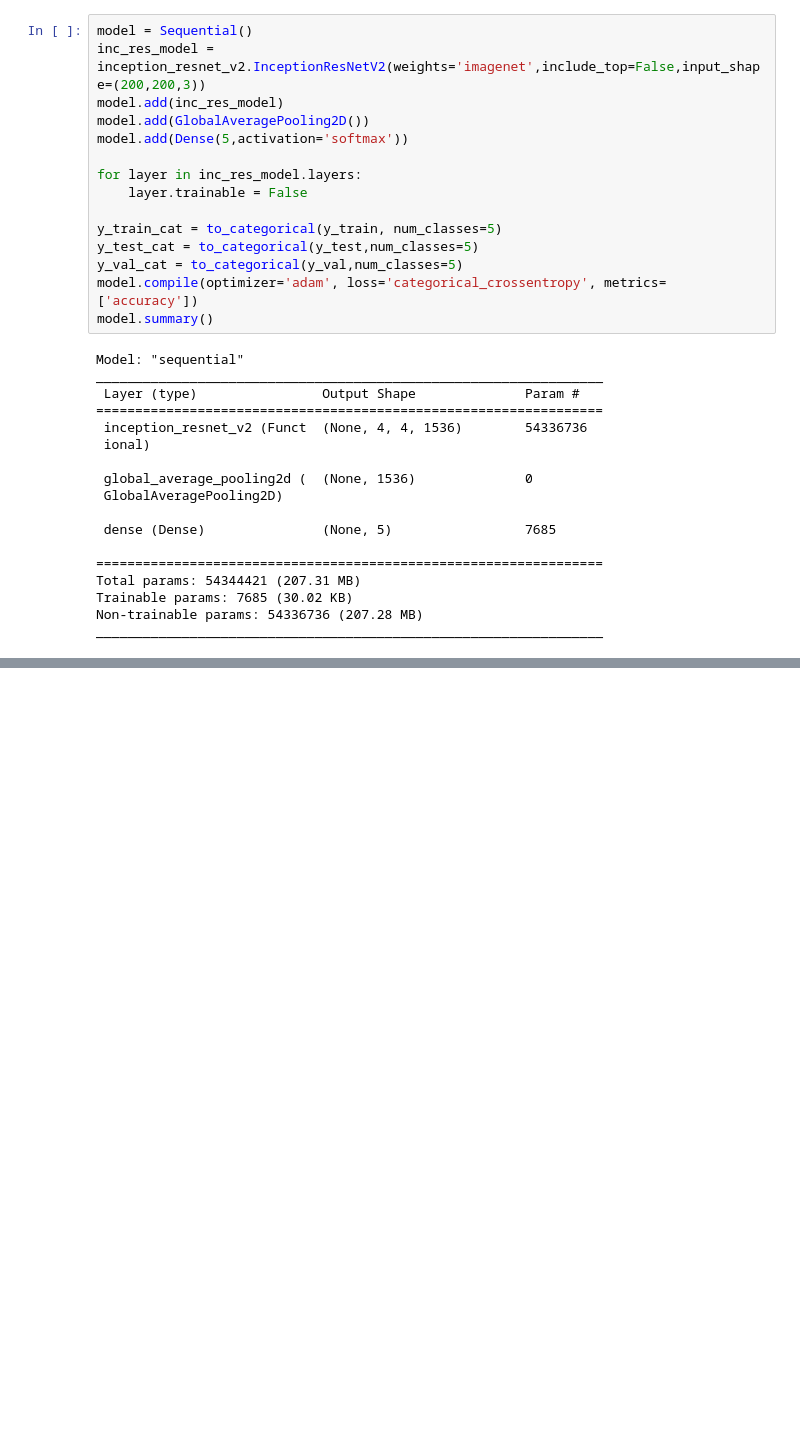
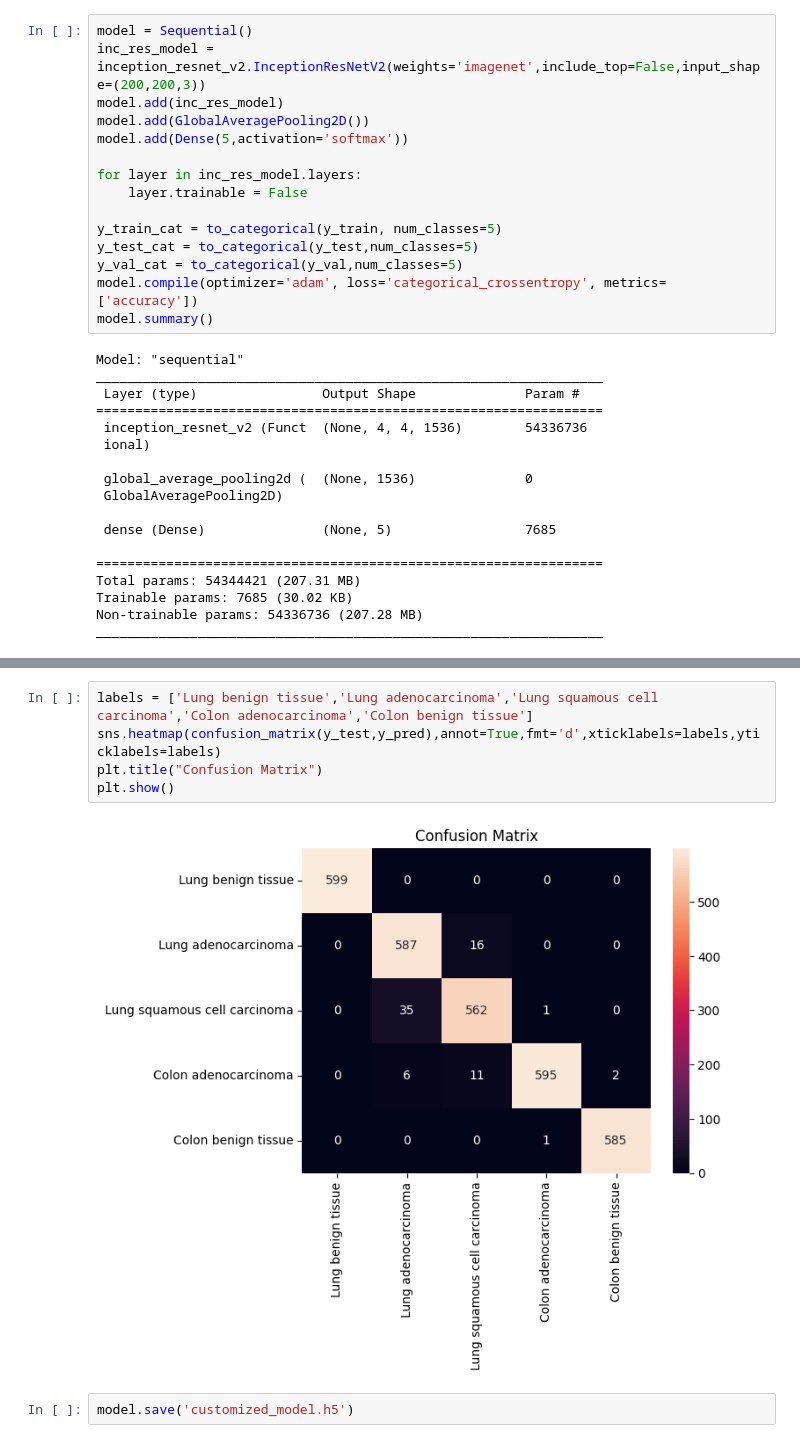
Before and after one commit to abijith-tk/DeepLearning, a Jupyter notebook: InceptionResnetV2/model.ipynb, the cells around one changed output, grey strips where cells are left out. Drawn from its saved outputs; the diff is of its cells as text; blank space fills up the shorter version.

Commit message:
Markdown and confusion matrix added

```diff
--- a/InceptionResnetV2/model.ipynb
+++ b/InceptionResnetV2/model.ipynb
@@ -163,0 +246,9 @@ weighted avg       0.97      0.97      0.97      2000
+# %%
+labels = ['Lung benign tissue','Lung adenocarcinoma','Lung squamous cell carcinoma','Colon adenocarcinoma','Colon benign tissue']
+sns.heatmap(confusion_matrix(y_test,y_pred),annot=True,fmt='d',xticklabels=labels,yticklabels=labels)
+plt.title("Confusion Matrix")
+plt.show()
+# %% [output]
+[figure, added]
+# %%
+model.save('customized_model.h5')
```
Also changed, not shown: parts of 20 cells of this notebook, 1 other file.
